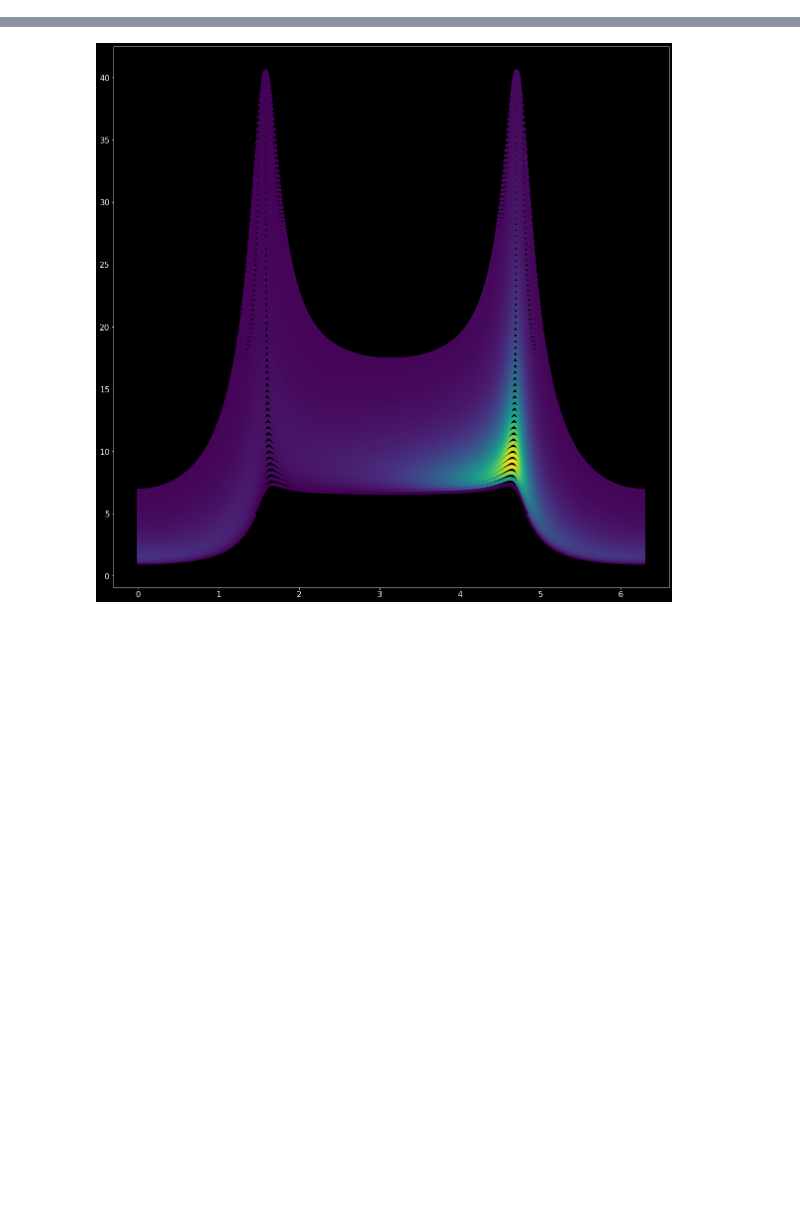
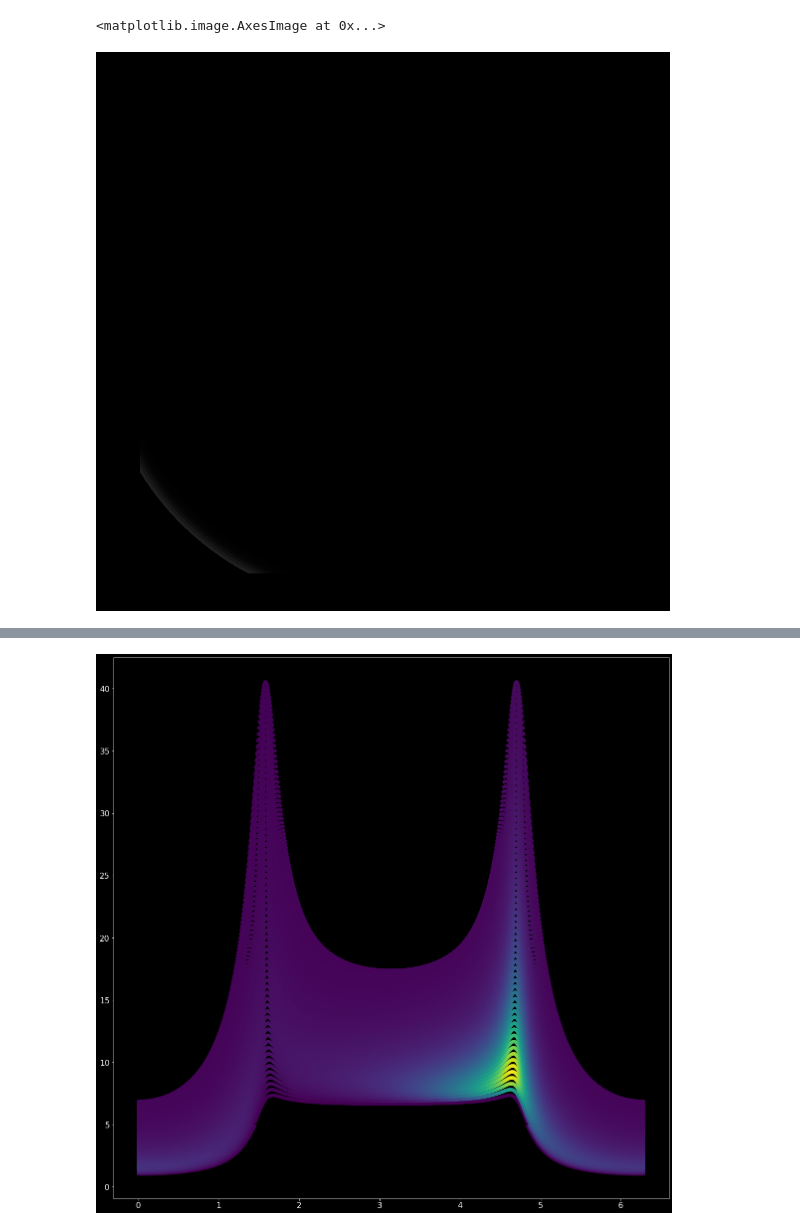
Before and after one commit to peytondmurray/bhsim, a Jupyter notebook: Untitled.ipynb, the cells around one changed output, grey strips where cells are left out. Drawn from its saved outputs; the diff is of its cells as text; code cells hidden in the pictures; blank space fills up the shorter version.

```diff
--- a/Untitled.ipynb
+++ b/Untitled.ipynb
@@ -11,2 +10,36 @@ import pymc3 as pm
 import out
 plt.style.use('dark_background')
+# %%
+th0 = 80
+theta_0 = th0 * np.pi / 180
+
+alpha = np.linspace(0, 2*np.pi, 1000)
+r_vals = np.arange(6, 60, 0.5)
+n_vals = [0, 1]
+m = 1
+
+df = bh.generate_image_data(alpha, r_vals, theta_0, n_vals, m, {'max_steps': 3})
+# %%
+fig, ax = plt.subplots(figsize=(20, 20), subplot_kw={'projection': 'polar'})
+ax.set_theta_zero_location('S')
+ax.set_axis_off()
+
+
+
+df_n0 = df.loc[df['n'] == 0]
+df_n1 = df.loc[df['n'] == 1]
+
+aa, bb = np.meshgrid(
+    np.linspace(df_n0['alpha'].min(), df_n0['alpha'].max(), 100),
+    np.linspace(df_n0['b'].min(), df_n0['b'].max(), 100),
+)
+
+fluxgrid = si.griddata((df_n0['alpha'], df_n0['b']), df_n0['flux'], (aa, bb), method='nearest')
+
+ax.imshow(fluxgrid, interpolation='nearest', cmap=ccm.gray, aspect='auto')
+
+# ax.scatter(df_n1['alpha'], df_n1['b'], c=df_n1['flux'], cmap=ccm.gray, marker=',')
+# ax.scatter(df_n0['alpha'], df_n0['b'], c=df_n0['flux'], cmap=ccm.gray, marker=',')
+# %% [output]
+<matplotlib.image.AxesImage at 0x...>
+[figure, added]
```
Also changed, not shown: parts of 4 cells of this notebook, 2 other files.
